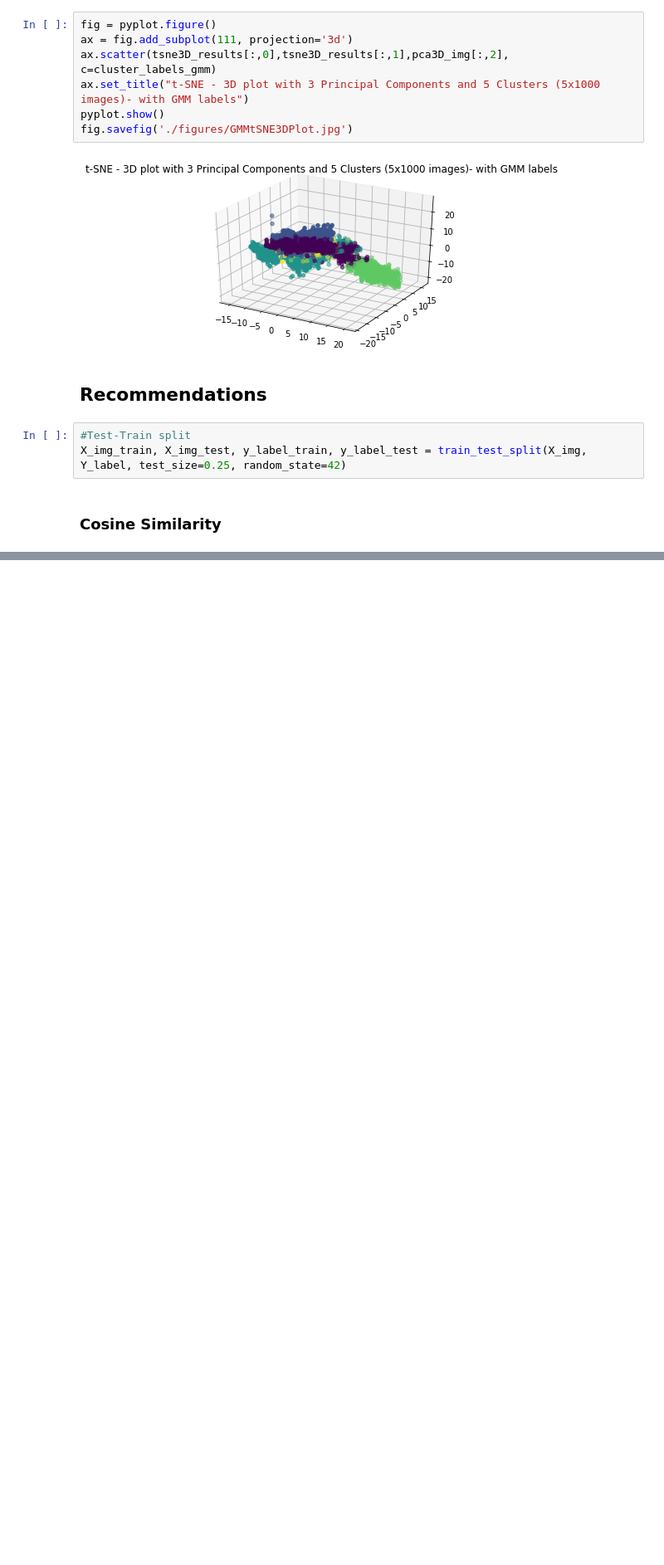
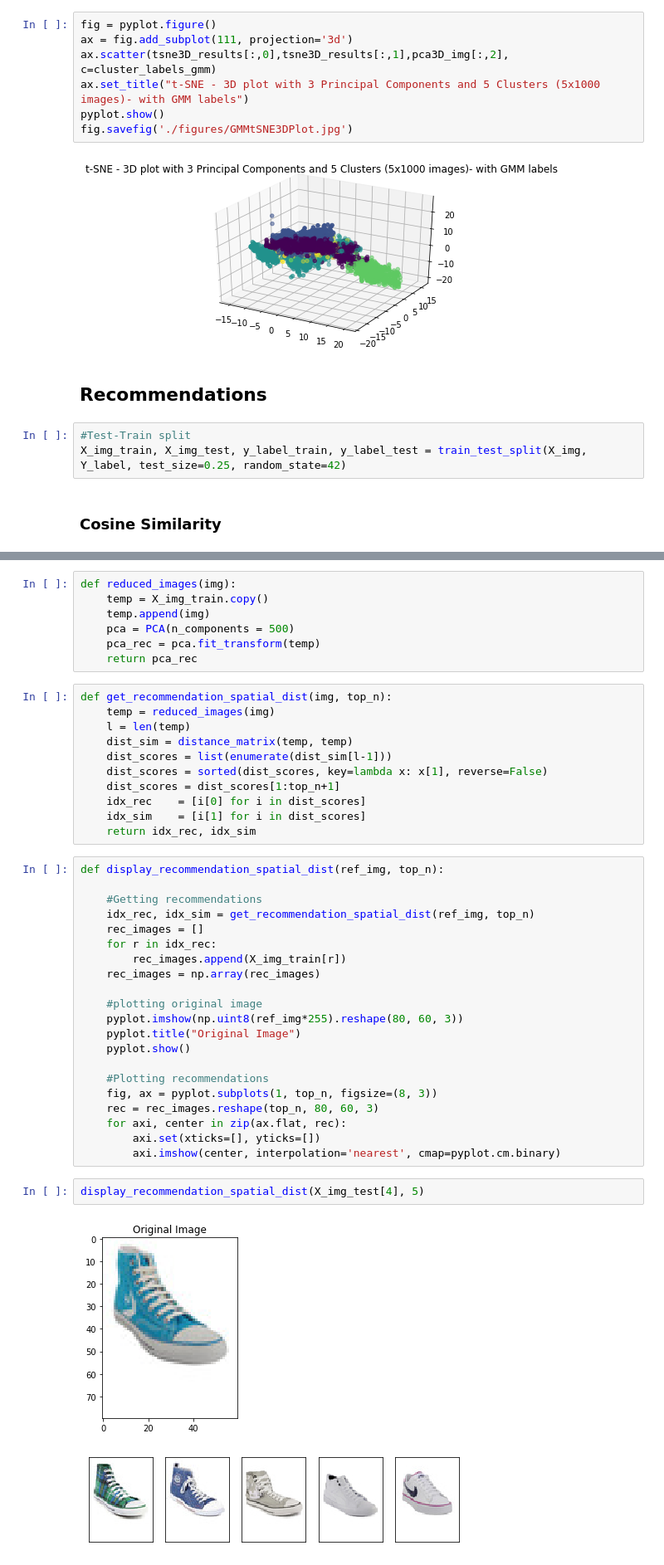
Before and after one commit to Gourang97/Image-Based-Product-Recommendation, a Jupyter notebook: Notebooks/Small_Milestone2_Farhan.ipynb, the cells around one changed output, grey strips where cells are left out. Shown at 83% size. Saved outputs shown, nothing was run; the diff lists cells and outputs as text; blank space fills up the shorter version.

```diff
--- a/Notebooks/Small_Milestone2_Farhan.ipynb
+++ b/Notebooks/Small_Milestone2_Farhan.ipynb
@@ -470,0 +474,44 @@ display_recommendation(X_img_test[1], 5)
+# %%
+def reduced_images(img):
+    temp = X_img_train.copy()
+    temp.append(img)
+    pca = PCA(n_components = 500)
+    pca_rec = pca.fit_transform(temp)
+    return pca_rec
+# %%
+def get_recommendation_spatial_dist(img, top_n):
+    temp = reduced_images(img)
+    l = len(temp)
+    dist_sim = distance_matrix(temp, temp)
+    dist_scores = list(enumerate(dist_sim[l-1]))
+    dist_scores = sorted(dist_scores, key=lambda x: x[1], reverse=False)
+    dist_scores = dist_scores[1:top_n+1]
+    idx_rec    = [i[0] for i in dist_scores]
+    idx_sim    = [i[1] for i in dist_scores]
+    return idx_rec, idx_sim
+# %%
+def display_recommendation_spatial_dist(ref_img, top_n):
+
+    #Getting recommendations
+    idx_rec, idx_sim = get_recommendation_spatial_dist(ref_img, top_n)
+    rec_images = []
+    for r in idx_rec:
+        rec_images.append(X_img_train[r])
+    rec_images = np.array(rec_images)
+
+    #plotting original image
+    pyplot.imshow(np.uint8(ref_img*255).reshape(80, 60, 3))
+    pyplot.title("Original Image")
+    pyplot.show()
+
+    #Plotting recommendations
+    fig, ax = pyplot.subplots(1, top_n, figsize=(8, 3))
+    rec = rec_images.reshape(top_n, 80, 60, 3)
+    for axi, center in zip(ax.flat, rec):
+        axi.set(xticks=[], yticks=[])
+        axi.imshow(center, interpolation='nearest', cmap=pyplot.cm.binary)
+# %%
+display_recommendation_spatial_dist(X_img_test[4], 5)
+# %% [output]
+[figure, added]
+[figure, added]
```
Also changed, not shown: parts of 5 cells of this notebook.
